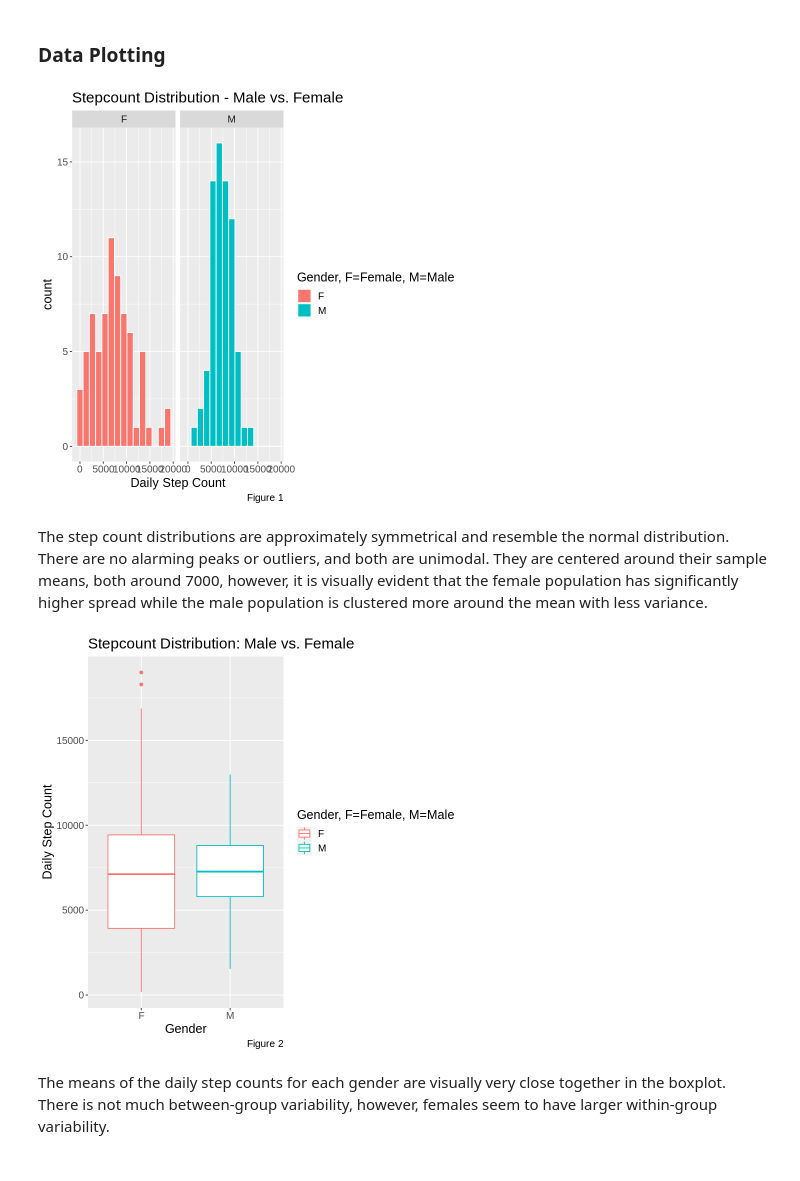
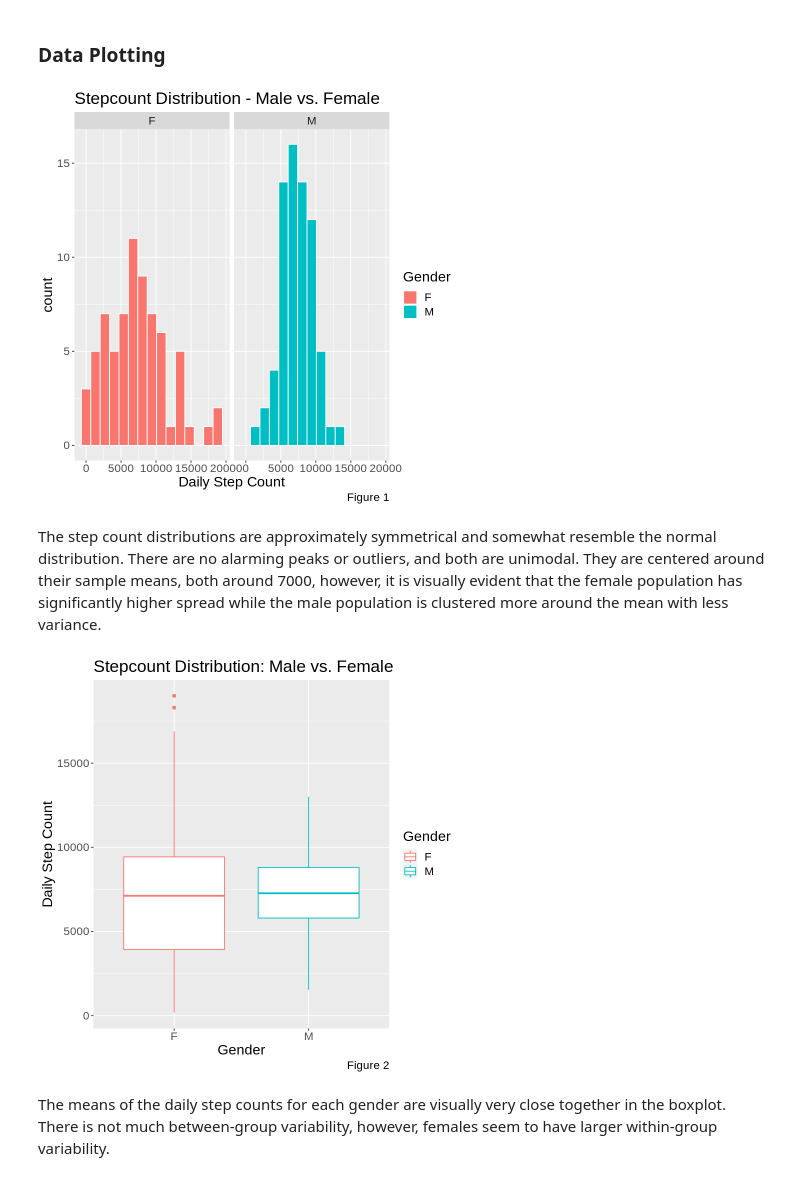
Before and after one commit to Jellia1225/STAT201-Group-8-Foot-Step-Project, a Jupyter notebook: Male vs. Female Step Count Final Report.ipynb, the cells around one changed output. Cells and saved outputs as stored; diff of their text form; code cells hidden in the pictures.

```diff
--- a/Male vs. Female Step Count Final Report.ipynb
+++ b/Male vs. Female Step Count Final Report.ipynb
@@ -126,21 +130,21 @@ We obtained a _total_ of 140 samples and created an equitable 50/50 distribution
 # %%
 #Plot a histogram to compare the distributions between male & females, examine for peaks/outliers/skewness, and see the spread.
 #The histogram is useful in investigating the individual spreads and shapes of each distribution.
 options(repr.plot.width = 7, repr.plot.height = 7)
 
 stepcount_plot_dist <- stepcount %>%
                        ggplot() +
                        geom_histogram(aes(stepcount, fill=gender), color = 'white', bins = 15) +
                        facet_wrap(~gender, scales = "fixed") +
-                       labs(x = "Daily Step Count", fill = "Gender, F=Female, M=Male", caption = "Figure 1") +
+                       labs(x = "Daily Step Count", fill = "Gender", caption = "Figure 1") +
                        ggtitle("Stepcount Distribution - Male vs. Female")+
-                       theme(text = element_text(size = 15))
+                       theme(text = element_text(size = 17))
 
 stepcount_plot_dist
 # %% [output]
-[figure, old version]
+[figure, new version]
 # %% [markdown]
-The step count distributions are approximately symmetrical and resemble the normal distribution. There are no alarming peaks or outliers, and both are unimodal. They are centered around their sample means, both around 7000, however, it is visually evident that the female population has significantly higher spread while the male population is clustered more around the mean with less variance.
+The step count distributions are approximately symmetrical and somewhat resemble the normal distribution. There are no alarming peaks or outliers, and both are unimodal. They are centered around their sample means, both around 7000, however, it is visually evident that the female population has significantly higher spread while the male population is clustered more around the mean with less variance.
 # %%
 #We will now graph boxplots as a visual comparison of the 2 variables
 stepcount_plot_box <- stepcount %>%
@@ -149,13 +153,13 @@ stepcount_plot_box <- stepcount %>%
                       ggtitle("Stepcount Distribution: Male vs. Female") +
                       xlab("Gender") +
                       ylab("Daily Step Count") +
-                      labs(caption="Figure 2", color="Gender, F=Female, M=Male")+
+                      labs(caption="Figure 2", color="Gender")+
                       guides(fill = "none")+
-                      theme(text = element_text(size = 15))
+                      theme(text = element_text(size = 17))
 
 stepcount_plot_box
 # %% [output]
-[figure, old version]
+[figure, new version]
 # %% [markdown]
 The means of the daily step counts for each gender are visually very close together in the boxplot. There is not much between-group variability, however, females seem to have larger within-group variability.
 # %% [markdown]
```
Also changed, not shown: parts of 17 cells of this notebook.
